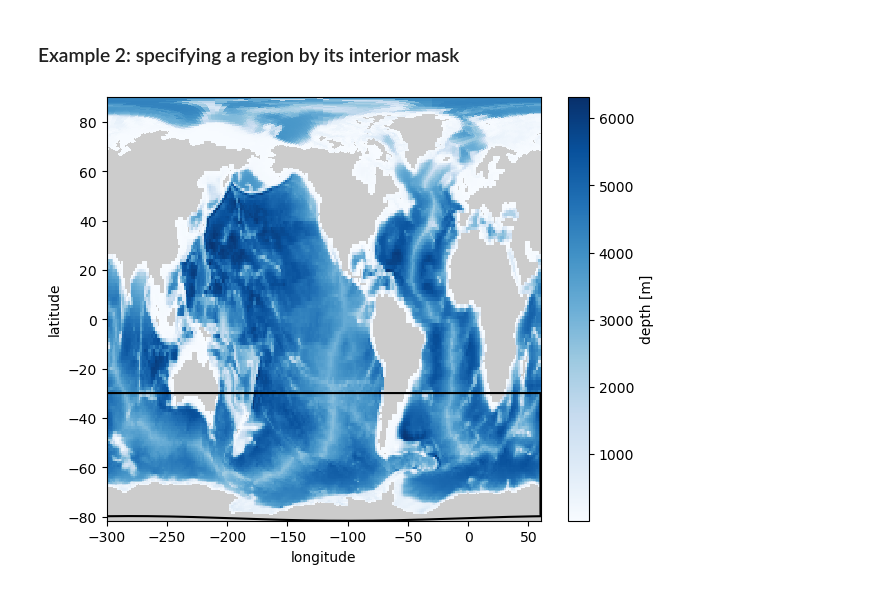
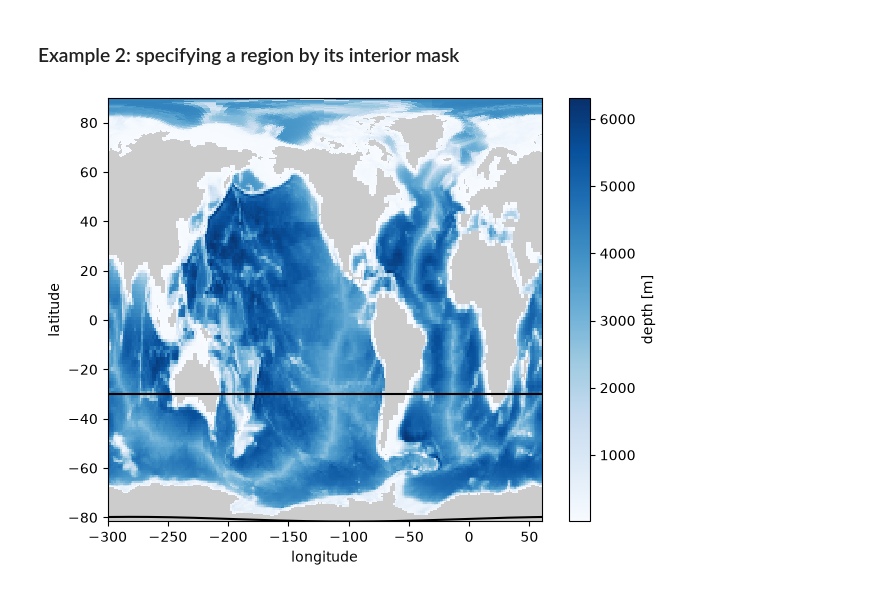
Before and after one commit to hdrake/xwmb, a Jupyter notebook: docs/source/examples/MOM6_water_mass_budgets.ipynb, the cells around one changed output. Cells and saved outputs as stored; diff of their text form; code cells hidden in the pictures.

```diff
--- a/docs/source/examples/MOM6_water_mass_budgets.ipynb
+++ b/docs/source/examples/MOM6_water_mass_budgets.ipynb
@@ -189,24 +244,28 @@ plt.ylim(37.2, 34);
 # %% [markdown]
 ### Example 2: specifying a region by its interior mask
 # %%
-# Note: the properties of this region are quite different from the rest of the Baltic!
 name = "Southern Ocean"
 mask = grid._ds.geolat < -30.
-regions = regionate.MaskRegions(mask, grid, name) # returns a dictionary of all distinct region objects
-region = regions.region_dict[0] # in this case, there is only one contiguous region
+
+# regionate 0.6 splits a mask into topology-aware connected components, and each
+# component's boundary is a *list* of `sectionate.GriddedSection` loops -- a region
+# straddling a tripolar fold or a tile seam legitimately has more than one.
+regions = regionate.MaskRegions(mask, xwmb.horizontal_grid(grid), name)
+region = regions.region_dict[0]  # here the mask is a single contiguous component
 
 plt.figure(figsize=(7,5.5))
 plt.subplot(facecolor=(0.8, 0.8, 0.8))
 pc = plt.pcolor(
     grid._ds['geolon_c'],
     grid._ds['geolat_c'],
     grid._ds['deptho'].where(grid._ds['deptho']!=0),
     cmap="Blues",
 )
 plt.colorbar(pc, label="depth [m]")
-plt.plot(region.lons_c, region.lats_c, color="k");
+for loop in region.boundaries:
+    plt.plot(loop.lons_c, loop.lats_c, color="k")
 plt.xlabel("longitude");
 plt.ylabel("latitude");
 # %% [output]
-[figure, old version]
+[figure, new version]
 # %%
```
Also changed, not shown: parts of 27 cells of this notebook, 6 other files.
